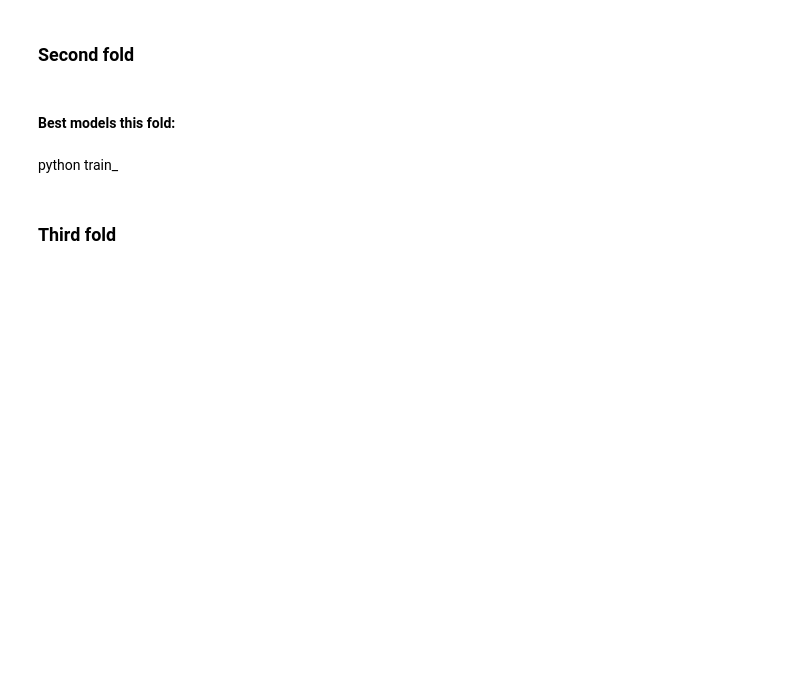
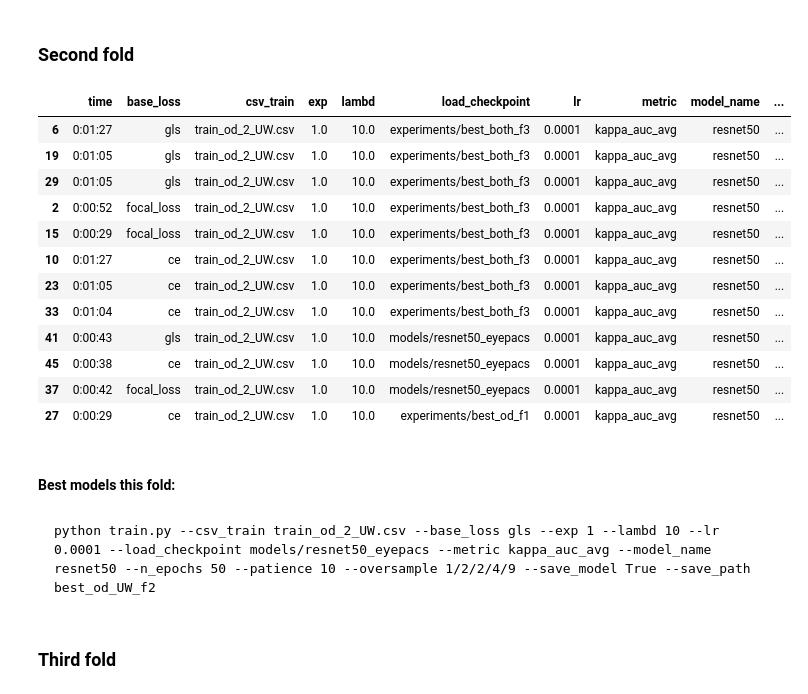
Before and after one commit to agaldran/deep_dr, a Jupyter notebook: analyze_csvs_FINAL.ipynb, the cells around one changed output. Cells and saved outputs as stored; diff of their text form; code cells hidden in the pictures; blank space fills up the shorter version.

````diff
--- a/analyze_csvs_FINAL.ipynb
+++ b/analyze_csvs_FINAL.ipynb
@@ -449,11 +532,27 @@ python train_
 # %% [markdown]
 ### Second fold
 # %%
-df_train2.sort_values('kappa', ascending=False).head(5)
+df_train2.sort_values('kappa', ascending=False).head(15)
+# %% [output]
+|  | time | base_loss | csv_train | exp | lambd | load_checkpoint | lr | metric | model_name | ... |
+| 6 | 0:01:27 | gls | train_od_2_UW.csv | 1.0 | 10.0 | experiments/best_both_f3 | 0.0001 | kappa_auc_avg | resnet50 | ... |
+| 19 | 0:01:05 | gls | train_od_2_UW.csv | 1.0 | 10.0 | experiments/best_both_f3 | 0.0001 | kappa_auc_avg | resnet50 | ... |
+| 29 | 0:01:05 | gls | train_od_2_UW.csv | 1.0 | 10.0 | experiments/best_both_f3 | 0.0001 | kappa_auc_avg | resnet50 | ... |
+| 2 | 0:00:52 | focal_loss | train_od_2_UW.csv | 1.0 | 10.0 | experiments/best_both_f3 | 0.0001 | kappa_auc_avg | resnet50 | ... |
+| 15 | 0:00:29 | focal_loss | train_od_2_UW.csv | 1.0 | 10.0 | experiments/best_both_f3 | 0.0001 | kappa_auc_avg | resnet50 | ... |
+| 10 | 0:01:27 | ce | train_od_2_UW.csv | 1.0 | 10.0 | experiments/best_both_f3 | 0.0001 | kappa_auc_avg | resnet50 | ... |
+| 23 | 0:01:05 | ce | train_od_2_UW.csv | 1.0 | 10.0 | experiments/best_both_f3 | 0.0001 | kappa_auc_avg | resnet50 | ... |
+| 33 | 0:01:04 | ce | train_od_2_UW.csv | 1.0 | 10.0 | experiments/best_both_f3 | 0.0001 | kappa_auc_avg | resnet50 | ... |
+| 41 | 0:00:43 | gls | train_od_2_UW.csv | 1.0 | 10.0 | models/resnet50_eyepacs | 0.0001 | kappa_auc_avg | resnet50 | ... |
+| 45 | 0:00:38 | ce | train_od_2_UW.csv | 1.0 | 10.0 | models/resnet50_eyepacs | 0.0001 | kappa_auc_avg | resnet50 | ... |
+| 37 | 0:00:42 | focal_loss | train_od_2_UW.csv | 1.0 | 10.0 | models/resnet50_eyepacs | 0.0001 | kappa_auc_avg | resnet50 | ... |
+| 27 | 0:00:29 | ce | train_od_2_UW.csv | 1.0 | 10.0 | experiments/best_od_f1 | 0.0001 | kappa_auc_avg | resnet50 | ... |
 # %% [markdown]
 #### Best models this fold:
-# %% [markdown]
-python train_
+# %% [markdown]
+```
+python train.py --csv_train train_od_2_UW.csv --base_loss gls --exp 1 --lambd 10 --lr 0.0001 --load_checkpoint models/resnet50_eyepacs --metric kappa_auc_avg --model_name resnet50 --n_epochs 50 --patience 10 --oversample 1/2/2/4/9 --save_model True --save_path best_od_UW_f2
+```
 # %% [markdown]
 ### Third fold
 # %%
````
Also changed, not shown: parts of 96 cells of this notebook, 13 other files.
